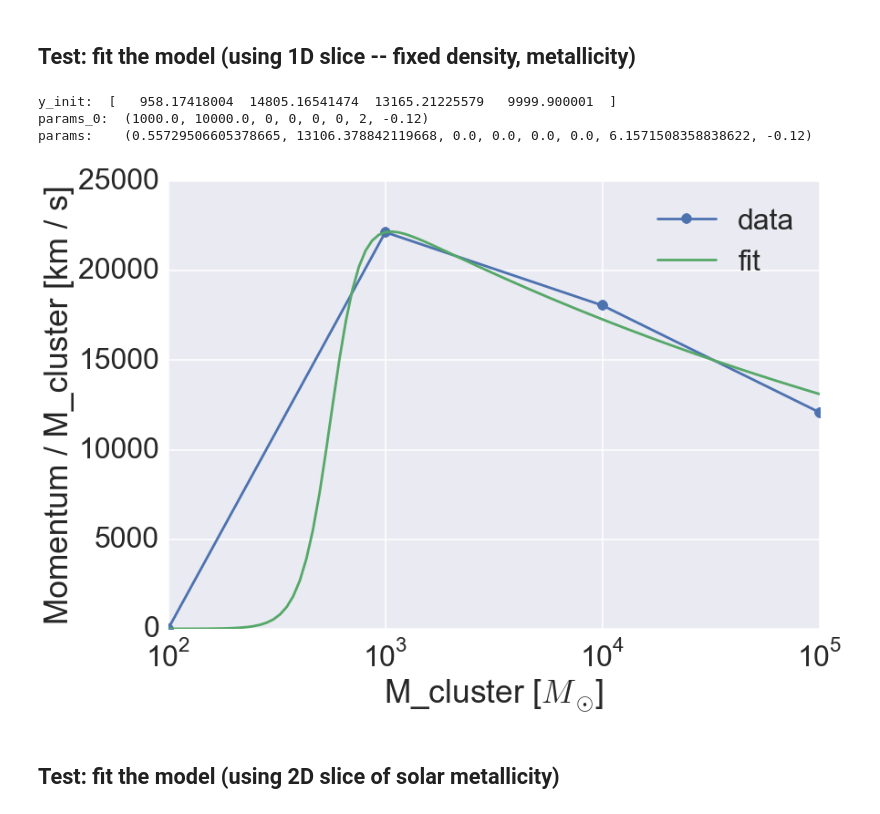
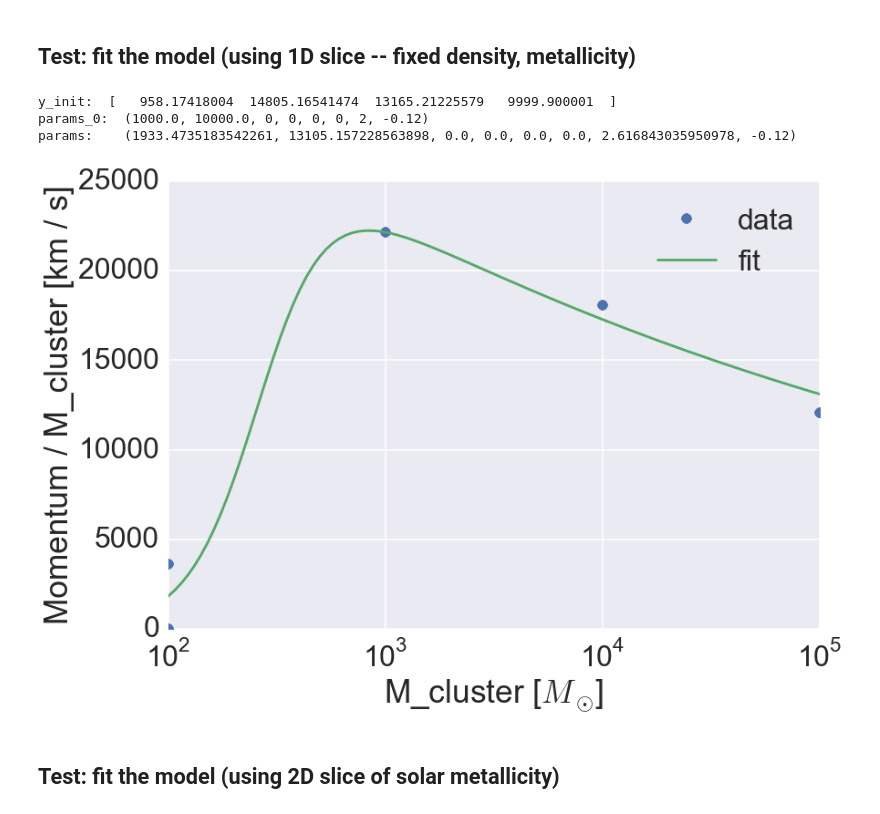
Before and after one commit to egentry/clustered_SNe, a Jupyter notebook: analysis/momentum_surface_fitting.ipynb, the cells around one changed output. Cells and saved outputs as stored; diff of their text form; code cells hidden in the pictures.

```diff
--- a/analysis/momentum_surface_fitting.ipynb
+++ b/analysis/momentum_surface_fitting.ipynb
@@ -326,9 +305,13 @@ print(tmp_model(metallicities_3D[metallicity_index, density_index],
                 masses_3D[       metallicity_index, density_index]))
 
 with sns.plotting_context("poster", font_scale=2):
-    plt.plot(masses_3D[ metallicity_index, density_index],
-             momenta_3D[metallicity_index, density_index],
-             marker= "o", label="data")
+    metallicity = metallicities_1D[metallicity_index]
+    density     = densities_1D[density_index]
+    plot_mask = np.isclose(densities, density, atol=0) & np.isclose(metallicities, metallicity, atol=0)
+    plt.plot(masses[ plot_mask],
+             momenta[plot_mask],
+             marker= "o", linestyle="",
+             label="data")
 
     plt.plot(masses_3D[metallicity_index, density_index],
              tmp_model(metallicities_3D[metallicity_index, density_index],
@@ -361,40 +344,44 @@ fixed = np.array([False, False,
                   False, True])
 
 y_init = tmp_model(metallicities_3D[metallicity_index, density_index],
                    densities_3D[    metallicity_index, density_index],
                    masses_3D[       metallicity_index, density_index])
 print("y_init: ", y_init)
 
 x = (metallicities_3D[metallicity_index, density_index],
      densities_3D[    metallicity_index, density_index],
      masses_3D[       metallicity_index, density_index])
 y = momenta_3D[metallicity_index, density_index]
 popt, pcov = tmp_model.fit(x, y, fixed=fixed)
 
 print("params_0: ", tmp_model.params_0)
 print("params:   ", tmp_model.params)
 
 x_fit = np.logspace(2,5, num=100)
-y_fit = tmp_model(metallicities_3D[metallicity_index, density_index, 0],
-                  densities_3D[    metallicity_index, density_index, 0],
+y_fit = tmp_model(metallicities_1D[metallicity_index],
+                  densities_1D[    density_index],
                   x_fit)
 
 with sns.plotting_context("poster", font_scale=2):
+    metallicity = metallicities_1D[metallicity_index]
+    density     = densities_1D[density_index]
+    plot_mask = np.isclose(densities, density, atol=0) & np.isclose(metallicities, metallicity, atol=0)
+    plt.plot(masses[ plot_mask],
+             momenta[plot_mask],
+             marker= "o", linestyle="",
+             label="data")
 
-    plt.plot(masses_3D[ metallicity_index, density_index],
-             momenta_3D[metallicity_index, density_index],
-             marker= "o", label="data")
     plt.plot(x_fit, y_fit,  label="fit")
 #     plt.plot(masses_3D[metallicity_index, density_index], y_init, label="Chi-by-eye")
     plt.xscale("log")
     plt.legend(loc="best")
     plt.xlabel("M_cluster [$M_\odot$]")
     plt.ylabel("Momentum / M_cluster [km / s]")
 # %% [output]
 y_init:  [   958.17418004  14805.16541474  13165.21225579   9999.900001  ]
 params_0:  (1000.0, 10000.0, 0, 0, 0, 0, 2, -0.12)
-params:    (0.55729506605378665, 13106.378842119668, 0.0, 0.0, 0.0, 0.0, 6.1571508358838622, -0.12)
+params:    (1933.4735183542261, 13105.157228563898, 0.0, 0.0, 0.0, 0.0, 2.616843035950978, -0.12)
-[figure, old version]
+[figure, new version]
 # %% [markdown]
 ## Test: fit the model (using 2D slice of solar metallicity)
 # %%
```
Also changed, not shown: parts of 7 cells of this notebook, 2 other files.
